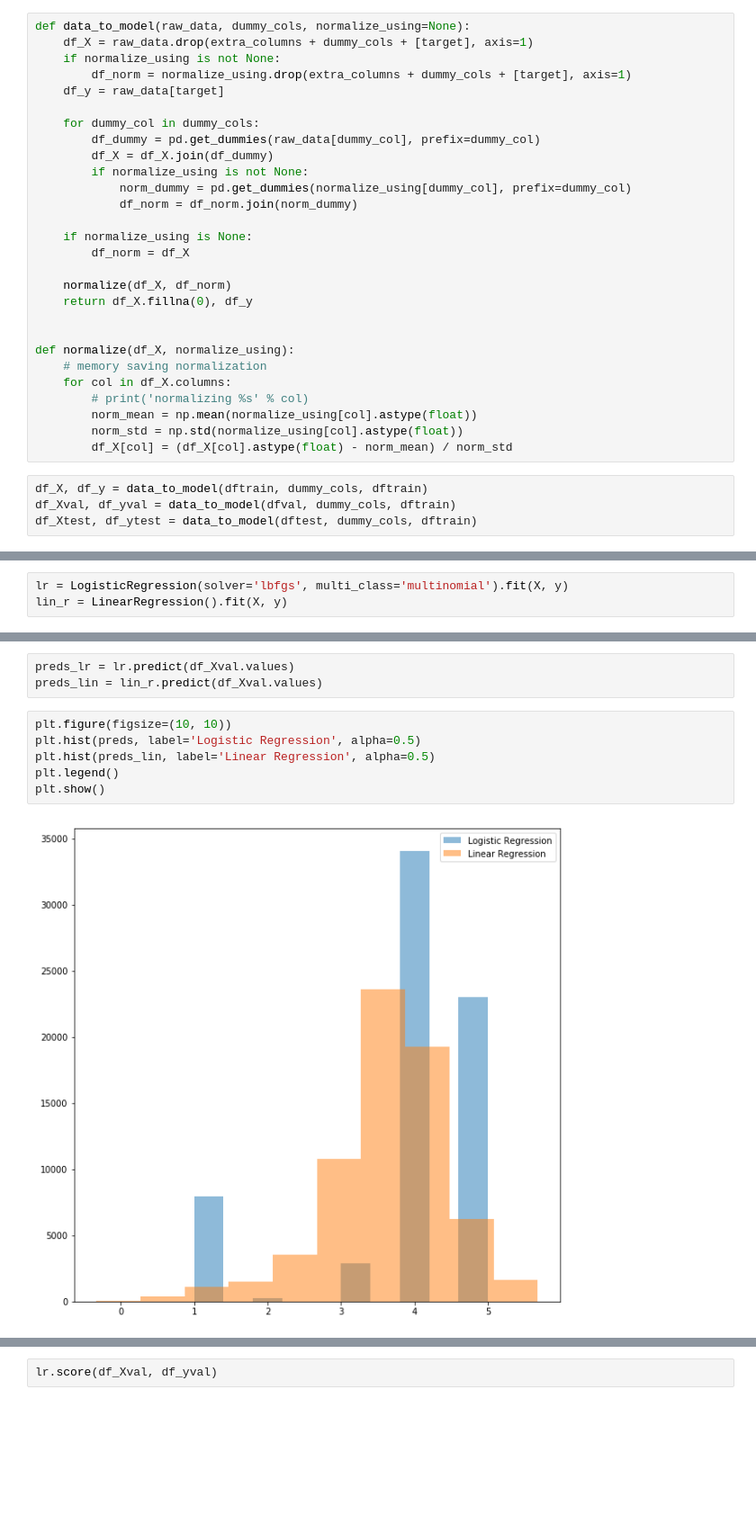
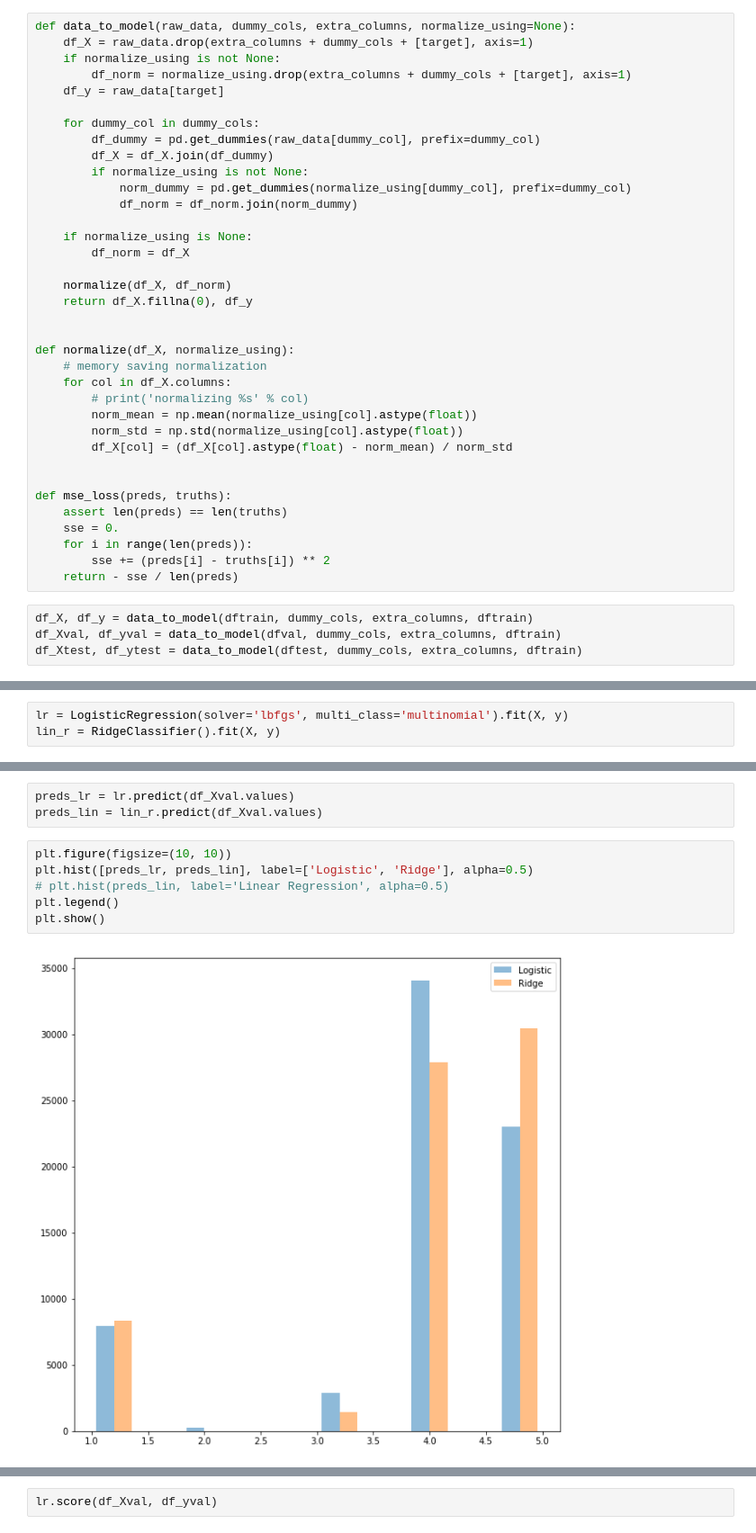
Before and after one commit to BingZou/ds1001_proj, a Jupyter notebook: 2_modeling/Model - Regression Analysis.ipynb, the cells around one changed output, grey strips where cells are left out. Shown at 90% size. Saved outputs shown, nothing was run; the diff lists cells and outputs as text; blank space fills up the shorter version.

Commit message:
linear

```diff
--- a/2_modeling/Model - Regression Analysis.ipynb
+++ b/2_modeling/Model - Regression Analysis.ipynb
@@ -46,7 +51,7 @@ extra_columns = ['business_id',
 dummy_cols = ['NoiseLevel', 'WiFi', 'Smoking', 'AgesAllowed']
 target = 'stars'
 # %%
-def data_to_model(raw_data, dummy_cols, normalize_using=None):
+def data_to_model(raw_data, dummy_cols, extra_columns, normalize_using=None):
     df_X = raw_data.drop(extra_columns + dummy_cols + [target], axis=1)
     if normalize_using is not None:
         df_norm = normalize_using.drop(extra_columns + dummy_cols + [target], axis=1)
@@ -73,10 +78,18 @@ def normalize(df_X, normalize_using):
         norm_mean = np.mean(normalize_using[col].astype(float))
         norm_std = np.std(normalize_using[col].astype(float))
         df_X[col] = (df_X[col].astype(float) - norm_mean) / norm_std
+
+
+def mse_loss(preds, truths):
+    assert len(preds) == len(truths)
+    sse = 0.
+    for i in range(len(preds)):
+        sse += (preds[i] - truths[i]) ** 2
+    return - sse / len(preds)
 # %%
-df_X, df_y = data_to_model(dftrain, dummy_cols, dftrain)
-df_Xval, df_yval = data_to_model(dfval, dummy_cols, dftrain)
-df_Xtest, df_ytest = data_to_model(dftest, dummy_cols, dftrain)
+df_X, df_y = data_to_model(dftrain, dummy_cols, extra_columns, dftrain)
+df_Xval, df_yval = data_to_model(dfval, dummy_cols, extra_columns, dftrain)
+df_Xtest, df_ytest = data_to_model(dftest, dummy_cols, extra_columns, dftrain)
 # %%
 X = df_X.values
 y = df_y.values
@@ -84,7 +97,7 @@ y = df_y.values
 ### Models
 # %%
 lr = LogisticRegression(solver='lbfgs', multi_class='multinomial').fit(X, y)
-lin_r = LinearRegression().fit(X, y)
+lin_r = RidgeClassifier().fit(X, y)
 # %% [markdown]
 ### Validation Data
 # %%
@@ -98,9 +111,9 @@ preds_lr = lr.predict(df_Xval.values)
 preds_lin = lin_r.predict(df_Xval.values)
 # %%
 plt.figure(figsize=(10, 10))
-plt.hist(preds, label='Logistic Regression', alpha=0.5)
-plt.hist(preds_lin, label='Linear Regression', alpha=0.5)
+plt.hist([preds_lr, preds_lin], label=['Logistic', 'Ridge'], alpha=0.5)
+# plt.hist(preds_lin, label='Linear Regression', alpha=0.5)
 plt.legend()
 plt.show()
 # %% [output]
-[figure, old version]
+[figure, new version]
```
Also changed, not shown: parts of 69 cells of this notebook.
